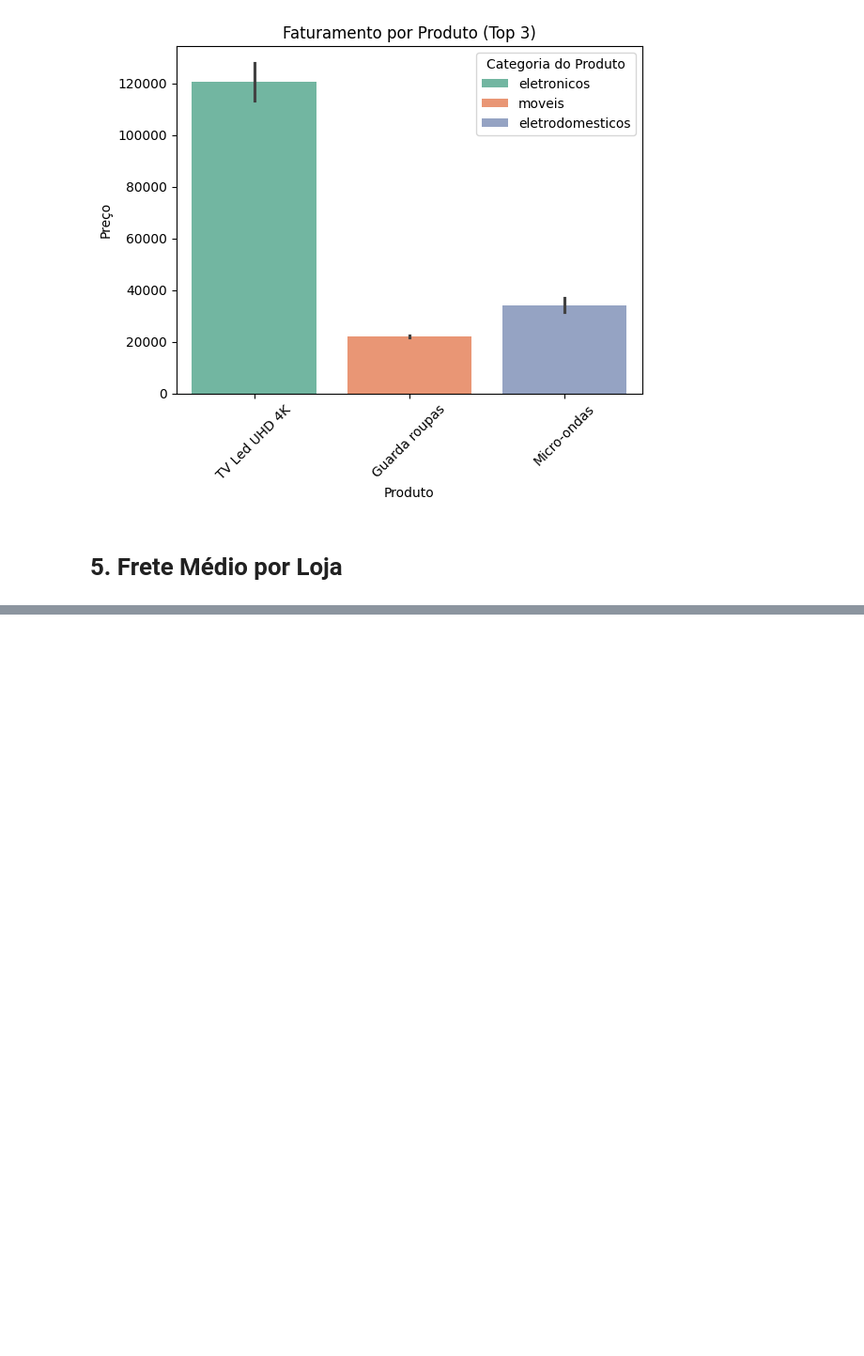
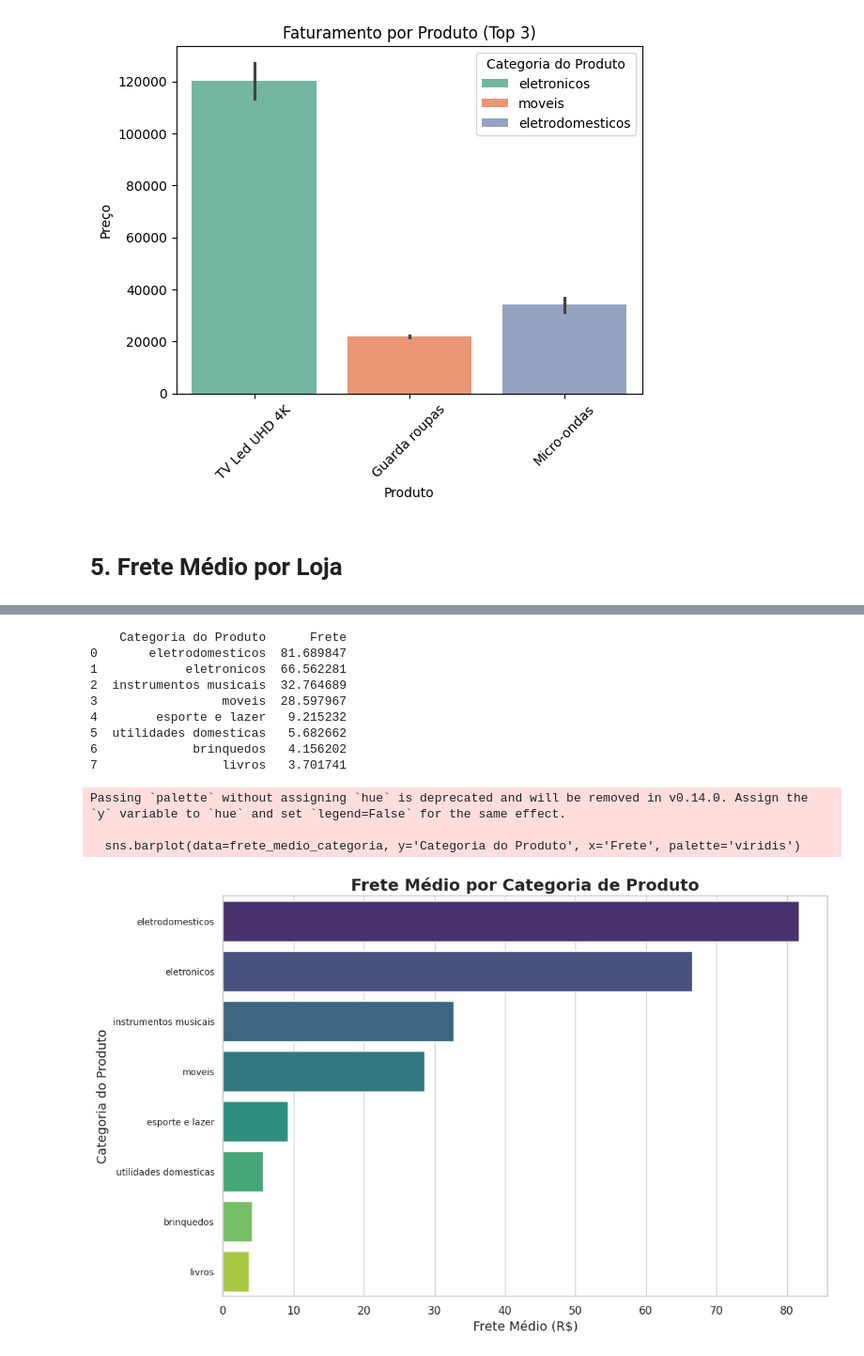
Before and after one commit to GeisilaCosta/AluraStore, a Jupyter notebook: AluraStoreBr.ipynb, the cells around one changed output, grey strips where cells are left out. Shown at 94% size. Saved outputs shown, nothing was run; the diff lists cells and outputs as text; code cells hidden in the pictures; blank space fills up the shorter version.

```diff
--- a/AluraStoreBr.ipynb
+++ b/AluraStoreBr.ipynb
@@ -791,0 +882,32 @@ plt.show()
+# %%
+#Frete Médio por Categoria de Produto
+# Agrupando por Categoria do Produto e calculando o frete médio
+frete_medio_categoria = lojas.groupby('Categoria do Produto')['Frete'].mean().sort_values(ascending=False).reset_index()
+
+# Exibindo a tabela
+print(frete_medio_categoria)
+
+# Plotando o gráfico
+plt.figure(figsize=(12,8))
+sns.barplot(data=frete_medio_categoria, y='Categoria do Produto', x='Frete', palette='viridis')
+
+plt.title('Frete Médio por Categoria de Produto', fontsize=18, fontweight='bold')
+plt.xlabel('Frete Médio (R$)', fontsize=14)
+plt.ylabel('Categoria do Produto', fontsize=14)
+plt.xticks(fontsize=12)
+plt.yticks(fontsize=10)
+plt.show()
+# %% [output]
+    Categoria do Produto      Frete
+0       eletrodomesticos  81.689847
+1            eletronicos  66.562281
+2  instrumentos musicais  32.764689
+3                 moveis  28.597967
+4        esporte e lazer   9.215232
+5  utilidades domesticas   5.682662
+6             brinquedos   4.156202
+7                 livros   3.701741
+Passing `palette` without assigning `hue` is deprecated and will be removed in v0.14.0. Assign the `y` variable to `hue` and set `legend=False` for the same effect.
+
+  sns.barplot(data=frete_medio_categoria, y='Categoria do Produto', x='Frete', palette='viridis')
+[figure, added]
```
Also changed, not shown: parts of 14 cells of this notebook.
